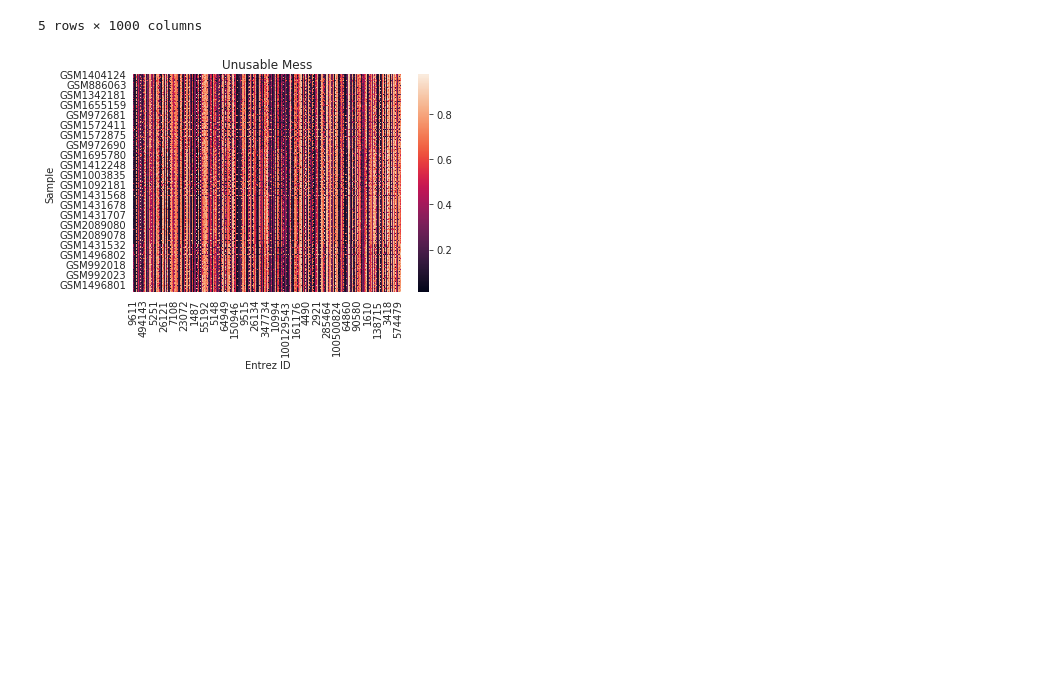
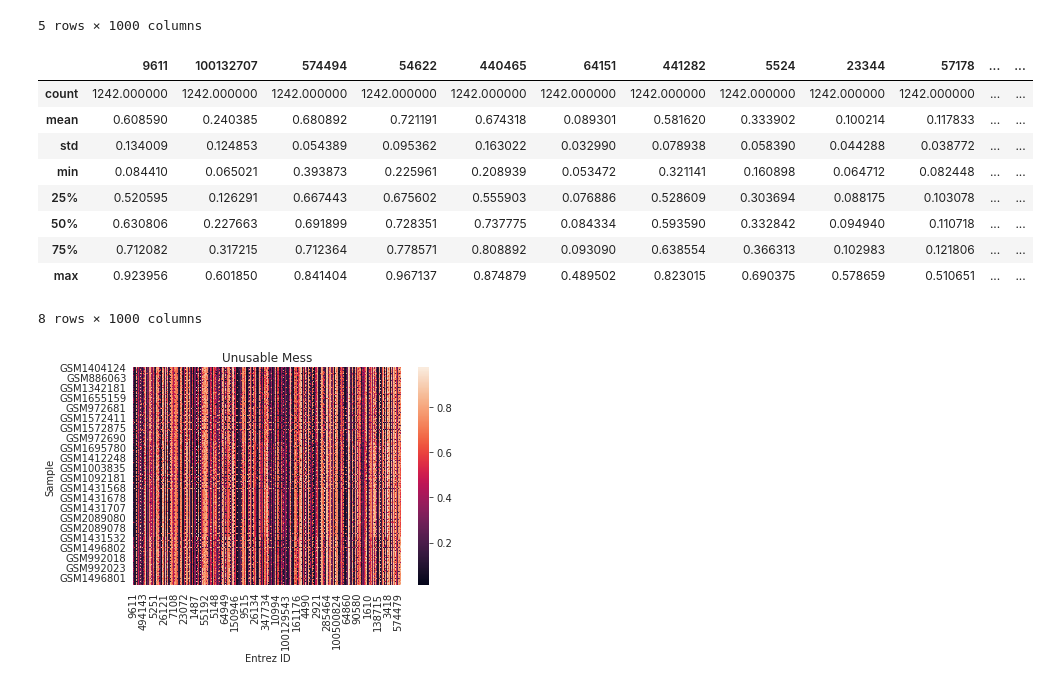
Before and after one commit to xroopnar/SPUG2019, a Jupyter notebook: Examples.ipynb, the cells around one changed output. Cells and saved outputs as stored; diff of their text form; code cells hidden in the pictures; blank space fills up the shorter version.

```diff
--- a/Examples.ipynb
+++ b/Examples.ipynb
@@ -68,6 +76,19 @@ data.head()
 | GSM886067 | 0.824935 | 0.442685 | 0.677556 | 0.538332 | 0.781661 | 0.055583 | 0.631201 | 0.278238 | 0.082505 | 0.092253 | ... | ... |
 | GSM1404009 | 0.638180 | 0.226426 | 0.547676 | 0.818637 | 0.704749 | 0.062868 | 0.541751 | 0.322037 | 0.085700 | 0.102336 | ... | ... |
 5 rows × 1000 columns
+# %%
+data.describe()
+# %% [output]
+|  | 9611 | 100132707 | 574494 | 54622 | 440465 | 64151 | 441282 | 5524 | 23344 | 57178 | ... | ... |
+| count | 1242.000000 | 1242.000000 | 1242.000000 | 1242.000000 | 1242.000000 | 1242.000000 | 1242.000000 | 1242.000000 | 1242.000000 | 1242.000000 | ... | ... |
+| mean | 0.608590 | 0.240385 | 0.680892 | 0.721191 | 0.674318 | 0.089301 | 0.581620 | 0.333902 | 0.100214 | 0.117833 | ... | ... |
+| std | 0.134009 | 0.124853 | 0.054389 | 0.095362 | 0.163022 | 0.032990 | 0.078938 | 0.058390 | 0.044288 | 0.038772 | ... | ... |
+| min | 0.084410 | 0.065021 | 0.393873 | 0.225961 | 0.208939 | 0.053472 | 0.321141 | 0.160898 | 0.064712 | 0.082448 | ... | ... |
+| 25% | 0.520595 | 0.126291 | 0.667443 | 0.675602 | 0.555903 | 0.076886 | 0.528609 | 0.303694 | 0.088175 | 0.103078 | ... | ... |
+| 50% | 0.630806 | 0.227663 | 0.691899 | 0.728351 | 0.737775 | 0.084334 | 0.593590 | 0.332842 | 0.094940 | 0.110718 | ... | ... |
+| 75% | 0.712082 | 0.317215 | 0.712364 | 0.778571 | 0.808892 | 0.093090 | 0.638554 | 0.366313 | 0.102983 | 0.121806 | ... | ... |
+| max | 0.923956 | 0.601850 | 0.841404 | 0.967137 | 0.874879 | 0.489502 | 0.823015 | 0.690375 | 0.578659 | 0.510651 | ... | ... |
+8 rows × 1000 columns
 # %%
 #too much data to "just look at it"
 sns.heatmap(data=data)
```
Also changed, not shown: parts of 20 cells of this notebook.
